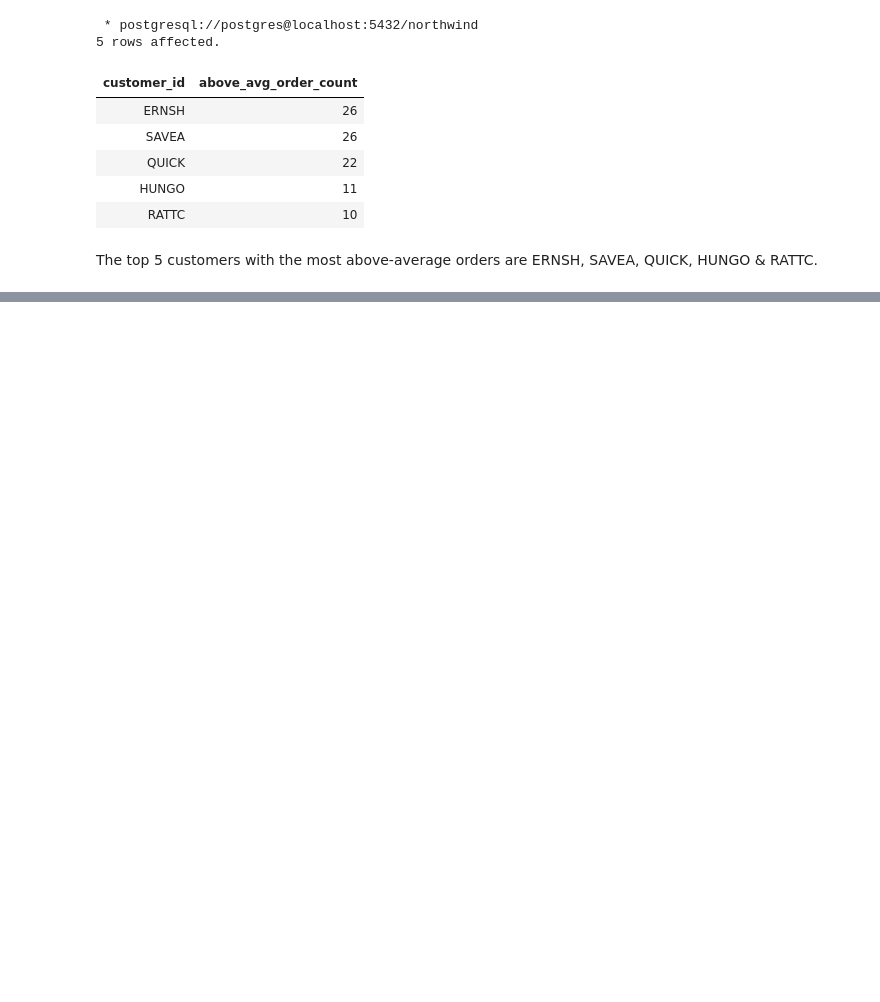
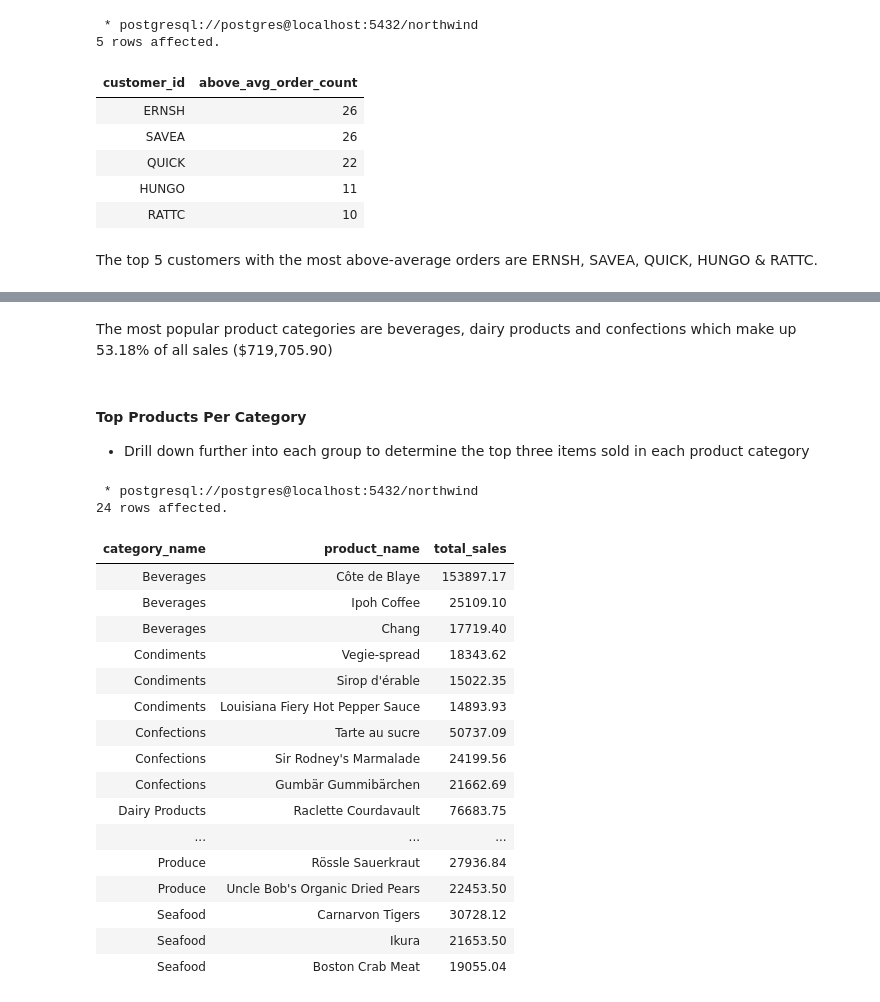
Before and after one commit to ddibara5/northwind-traders, a Jupyter notebook: northwind_traders.ipynb, the cells around one changed output, grey strips where cells are left out. Cells and saved outputs as stored; diff of their text form; code cells hidden in the pictures; blank space fills up the shorter version.

```diff
--- a/northwind_traders.ipynb
+++ b/northwind_traders.ipynb
@@ -181,0 +214,38 @@ The top 5 customers with the most above-average orders are ERNSH, SAVEA, QUICK,
+# %% [markdown]
+The most popular product categories are beverages, dairy products and confections which make up 53.18% of all sales ($719,705.90)
+# %% [markdown]
+#### Top Products Per Category
+- Drill down further into each group to determine the top three items sold in each product category
+# %%
+%%sql
+
+WITH sales_by_product AS (
+SELECT c.category_name, p.product_name, ROUND(SUM(unit_price * quantity * (1 - discount))::numeric,2) AS total_sales,
+       ROW_NUMBER() OVER(PARTITION BY c.category_name ORDER BY SUM(unit_price * quantity * (1 - discount))::numeric DESC) AS product_ranking
+  FROM product_quantity_orders AS p
+  JOIN categories AS c ON p.category_id = c.category_id
+ GROUP BY 1,2)
+
+SELECT category_name, product_name, total_sales
+  FROM sales_by_product
+ WHERE product_ranking <= 3
+# %% [output]
+ * postgresql://postgres@localhost:5432/northwind
+24 rows affected.
+| category_name | product_name | total_sales |
+| Beverages | Côte de Blaye | 153897.17 |
+| Beverages | Ipoh Coffee | 25109.10 |
+| Beverages | Chang | 17719.40 |
+| Condiments | Vegie-spread | 18343.62 |
+| Condiments | Sirop d'érable | 15022.35 |
+| Condiments | Louisiana Fiery Hot Pepper Sauce | 14893.93 |
+| Confections | Tarte au sucre | 50737.09 |
+| Confections | Sir Rodney's Marmalade | 24199.56 |
+| Confections | Gumbär Gummibärchen | 21662.69 |
+| Dairy Products | Raclette Courdavault | 76683.75 |
+| ... | ... | ... |
+| Produce | Rössle Sauerkraut | 27936.84 |
+| Produce | Uncle Bob's Organic Dried Pears | 22453.50 |
+| Seafood | Carnarvon Tigers | 30728.12 |
+| Seafood | Ikura | 21653.50 |
+| Seafood | Boston Crab Meat | 19055.04 |
```
Also changed, not shown: parts of 8 cells of this notebook, 1 other file.
